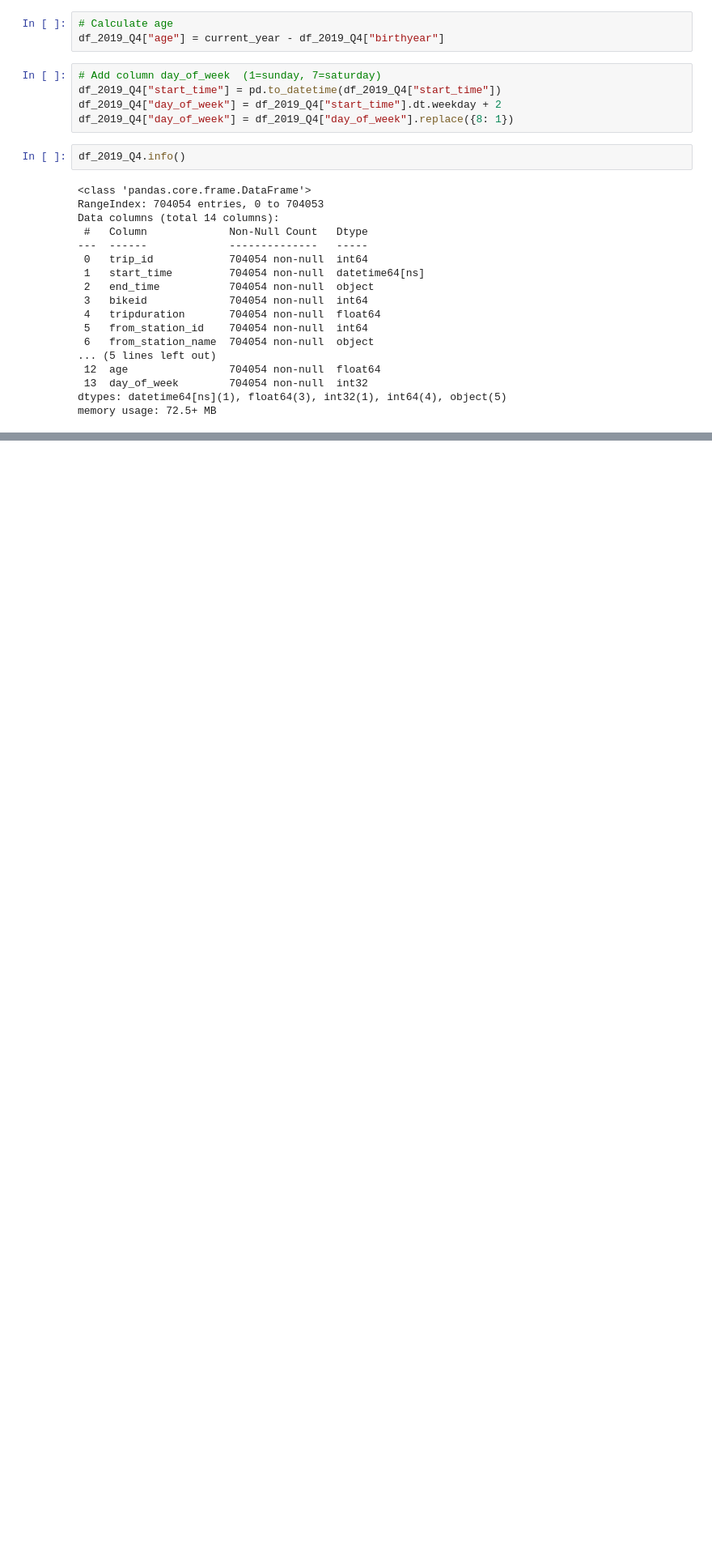
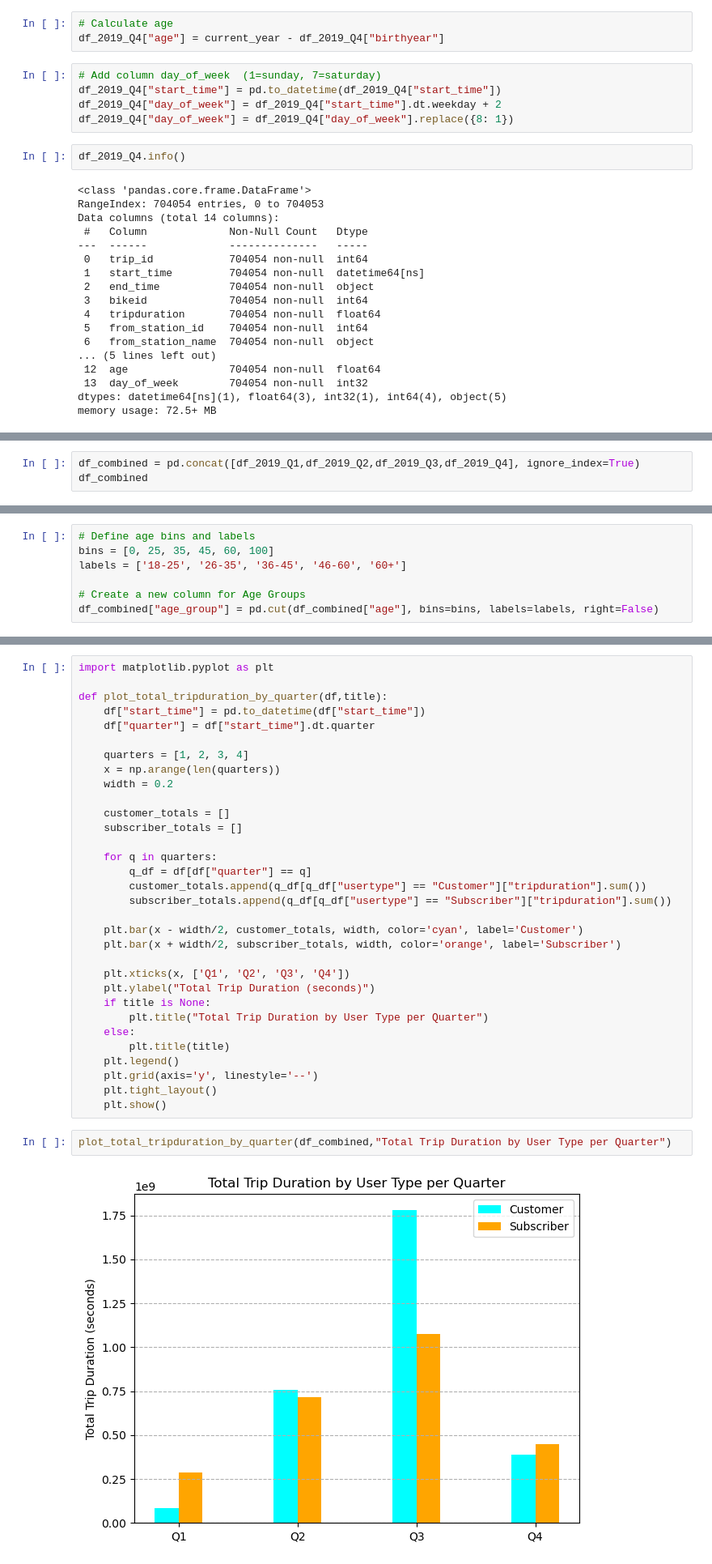
Before and after one commit to Khang-Water/Cylistic-case-study, a Jupyter notebook: cyclistic-case-study.ipynb, the cells around one changed output, grey strips where cells are left out. Shown at 81% size. Cells and saved outputs as stored; diff of their text form; blank space fills up the shorter version.

```diff
--- a/cyclistic-case-study.ipynb
+++ b/cyclistic-case-study.ipynb
@@ -931,0 +593,3 @@ df.to_csv("divvy_trips_2019_2020",index=False)
+# %%
+df_combined = pd.concat([df_2019_Q1,df_2019_Q2,df_2019_Q3,df_2019_Q4], ignore_index=True)
+df_combined
@@ -931,0 +692,7 @@ df.to_csv("divvy_trips_2019_2020",index=False)
+# %%
+# Define age bins and labels
+bins = [0, 25, 35, 45, 60, 100]
+labels = ['18-25', '26-35', '36-45', '46-60', '60+']
+
+# Create a new column for Age Groups
+df_combined["age_group"] = pd.cut(df_combined["age"], bins=bins, labels=labels, right=False)
@@ -931,0 +774,36 @@ df.to_csv("divvy_trips_2019_2020",index=False)
+# %%
+import matplotlib.pyplot as plt
+
+def plot_total_tripduration_by_quarter(df,title):
+    df["start_time"] = pd.to_datetime(df["start_time"])
+    df["quarter"] = df["start_time"].dt.quarter
+
+    quarters = [1, 2, 3, 4]
+    x = np.arange(len(quarters))
+    width = 0.2
+
+    customer_totals = []
+    subscriber_totals = []
+
+    for q in quarters:
+        q_df = df[df["quarter"] == q]
+        customer_totals.append(q_df[q_df["usertype"] == "Customer"]["tripduration"].sum())
+        subscriber_totals.append(q_df[q_df["usertype"] == "Subscriber"]["tripduration"].sum())
+
+    plt.bar(x - width/2, customer_totals, width, color='cyan', label='Customer')
+    plt.bar(x + width/2, subscriber_totals, width, color='orange', label='Subscriber')
+
+    plt.xticks(x, ['Q1', 'Q2', 'Q3', 'Q4'])
+    plt.ylabel("Total Trip Duration (seconds)")
+    if title is None:
+        plt.title("Total Trip Duration by User Type per Quarter")
+    else:
+        plt.title(title)
+    plt.legend()
+    plt.grid(axis='y', linestyle='--')
+    plt.tight_layout()
+    plt.show()
+# %%
+plot_total_tripduration_by_quarter(df_combined,"Total Trip Duration by User Type per Quarter")
+# %% [output]
+[figure, added]
```
Also changed, not shown: parts of 86 cells of this notebook, 5 other files.
